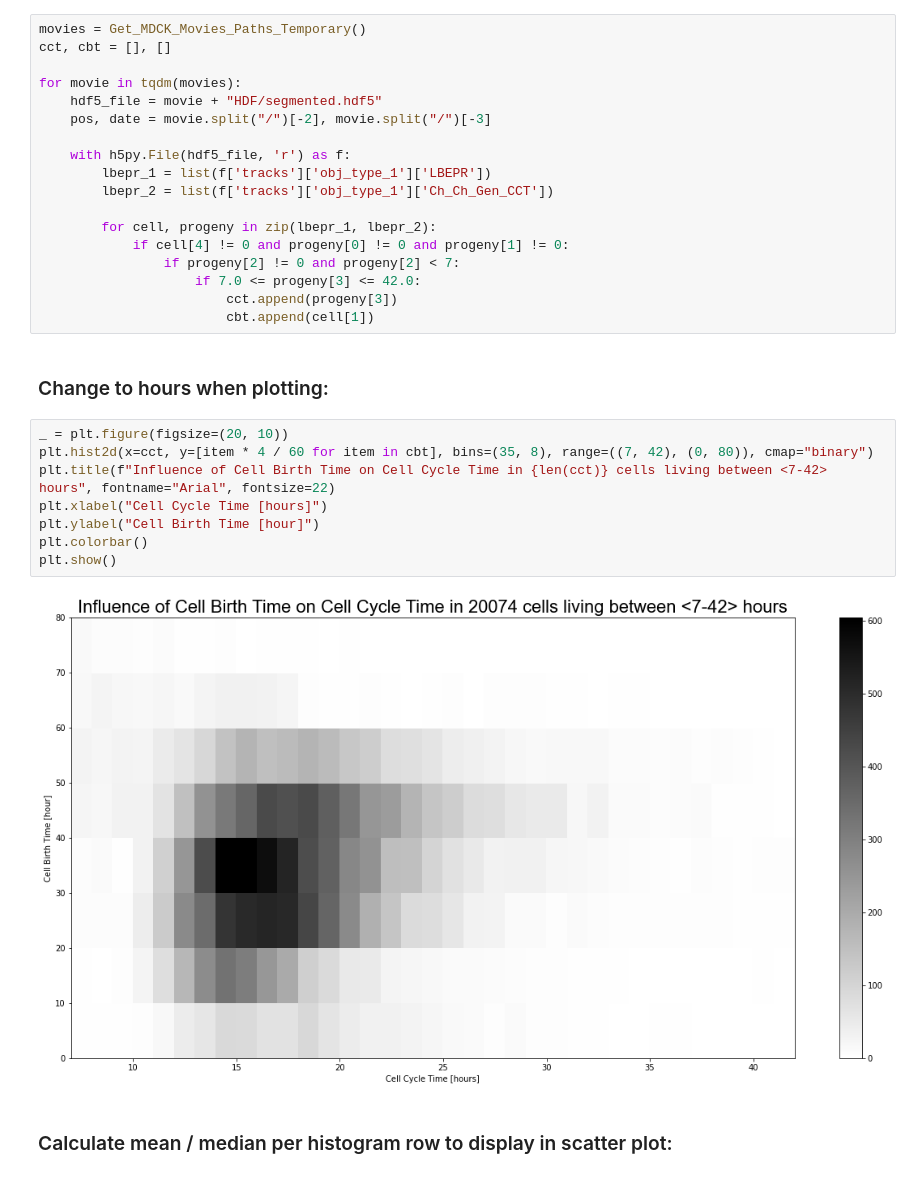
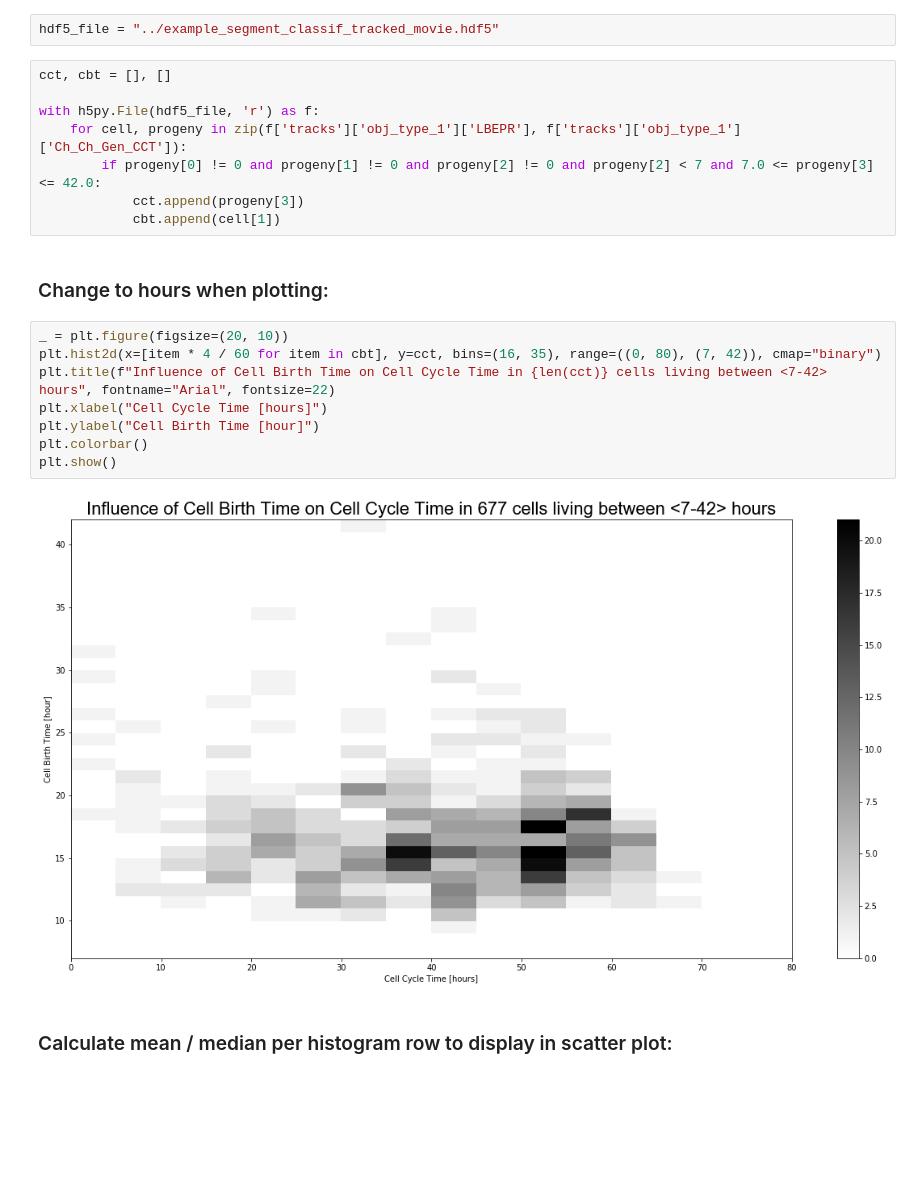
Before and after one commit to KristinaUlicna/DeepTree, a Jupyter notebook: lineage_tree_analysis/02_Cell_Birth_Time_Influence.ipynb, the cells around one changed output. Cells and saved outputs as stored; diff of their text form; blank space fills up the shorter version.

```diff
--- a/lineage_tree_analysis/02_Cell_Birth_Time_Influence.ipynb
+++ b/lineage_tree_analysis/02_Cell_Birth_Time_Influence.ipynb
@@ -20,33 +19,25 @@ from scipy import stats
+# %%
+hdf5_file = "../example_segment_classif_tracked_movie.hdf5"
 # %%
-movies = Get_MDCK_Movies_Paths_Temporary()
 cct, cbt = [], []
 
-for movie in tqdm(movies):
-    hdf5_file = movie + "HDF/segmented.hdf5"
-    pos, date = movie.split("/")[-2], movie.split("/")[-3]
-
-    with h5py.File(hdf5_file, 'r') as f:
-        lbepr_1 = list(f['tracks']['obj_type_1']['LBEPR'])
-        lbepr_2 = list(f['tracks']['obj_type_1']['Ch_Ch_Gen_CCT'])
-
-        for cell, progeny in zip(lbepr_1, lbepr_2):
-            if cell[4] != 0 and progeny[0] != 0 and progeny[1] != 0:
-                if progeny[2] != 0 and progeny[2] < 7:
-                    if 7.0 <= progeny[3] <= 42.0:
-                        cct.append(progeny[3])
-                        cbt.append(cell[1])
+with h5py.File(hdf5_file, 'r') as f:
+    for cell, progeny in zip(f['tracks']['obj_type_1']['LBEPR'], f['tracks']['obj_type_1']['Ch_Ch_Gen_CCT']):
+        if progeny[0] != 0 and progeny[1] != 0 and progeny[2] != 0 and progeny[2] < 7 and 7.0 <= progeny[3] <= 42.0:
+            cct.append(progeny[3])
+            cbt.append(cell[1])
 # %% [markdown]
 ### Change to hours when plotting:
 # %%
 _ = plt.figure(figsize=(20, 10))
-plt.hist2d(x=cct, y=[item * 4 / 60 for item in cbt], bins=(35, 8), range=((7, 42), (0, 80)), cmap="binary")
+plt.hist2d(x=[item * 4 / 60 for item in cbt], y=cct, bins=(16, 35), range=((0, 80), (7, 42)), cmap="binary")
 plt.title(f"Influence of Cell Birth Time on Cell Cycle Time in {len(cct)} cells living between <7-42> hours", fontname="Arial", fontsize=22)
 plt.xlabel("Cell Cycle Time [hours]")
 plt.ylabel("Cell Birth Time [hour]")
 plt.colorbar()
 plt.show()
 # %% [output]
-[figure, old version]
+[figure, new version]
 # %% [markdown]
 ### Calculate mean / median per histogram row to display in scatter plot:
 # %%
```
Also changed, not shown: parts of 7 cells of this notebook, 6 other files.
